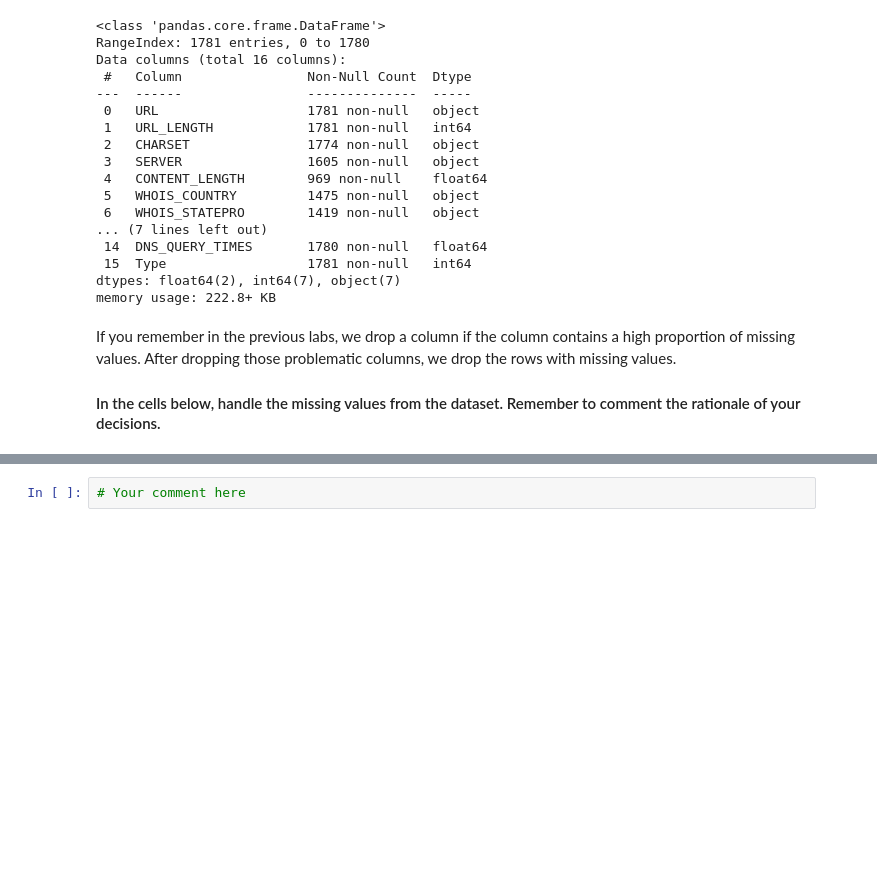
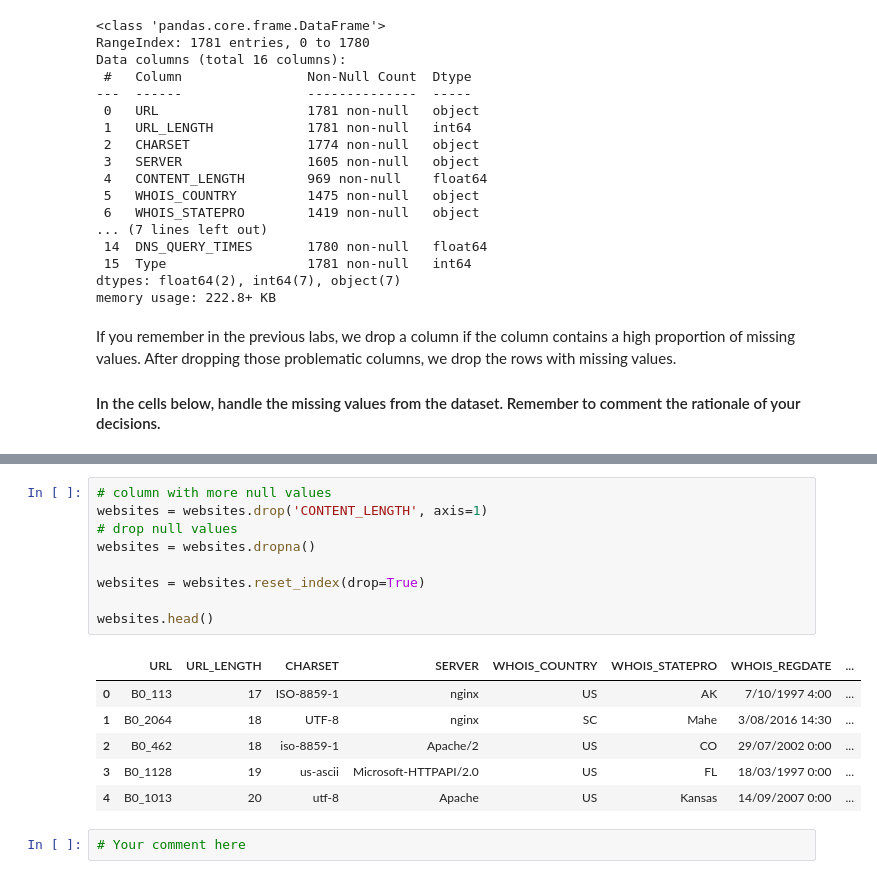
Before and after one commit to Ironhack-Data-Madrid-Abril-2023/7.1-lab_supervised_learning, a Jupyter notebook: your-code/main.ipynb, the cells around one changed output, grey strips where cells are left out. Saved outputs shown, nothing was run; the diff lists cells and outputs as text; blank space fills up the shorter version.

```diff
--- a/your-code/main.ipynb
+++ b/your-code/main.ipynb
@@ -339,3 +359,19 @@ If you remember in the previous labs, we drop a column if the column contains a
+# %%
+# column with more null values
+websites = websites.drop('CONTENT_LENGTH', axis=1)
+# drop null values
+websites = websites.dropna()
+
+websites = websites.reset_index(drop=True)
+
+websites.head()
+# %% [output]
+|  | URL | URL_LENGTH | CHARSET | SERVER | WHOIS_COUNTRY | WHOIS_STATEPRO | WHOIS_REGDATE | ... |
+| 0 | B0_113 | 17 | ISO-8859-1 | nginx | US | AK | 7/10/1997 4:00 | ... |
+| 1 | B0_2064 | 18 | UTF-8 | nginx | SC | Mahe | 3/08/2016 14:30 | ... |
+| 2 | B0_462 | 18 | iso-8859-1 | Apache/2 | US | CO | 29/07/2002 0:00 | ... |
+| 3 | B0_1128 | 19 | us-ascii | Microsoft-HTTPAPI/2.0 | US | FL | 18/03/1997 0:00 | ... |
+| 4 | B0_1013 | 20 | utf-8 | Apache | US | Kansas | 14/09/2007 0:00 | ... |
 # %%
 # Your comment here
 # %% [markdown]
```
Also changed, not shown: parts of 5 cells of this notebook.
